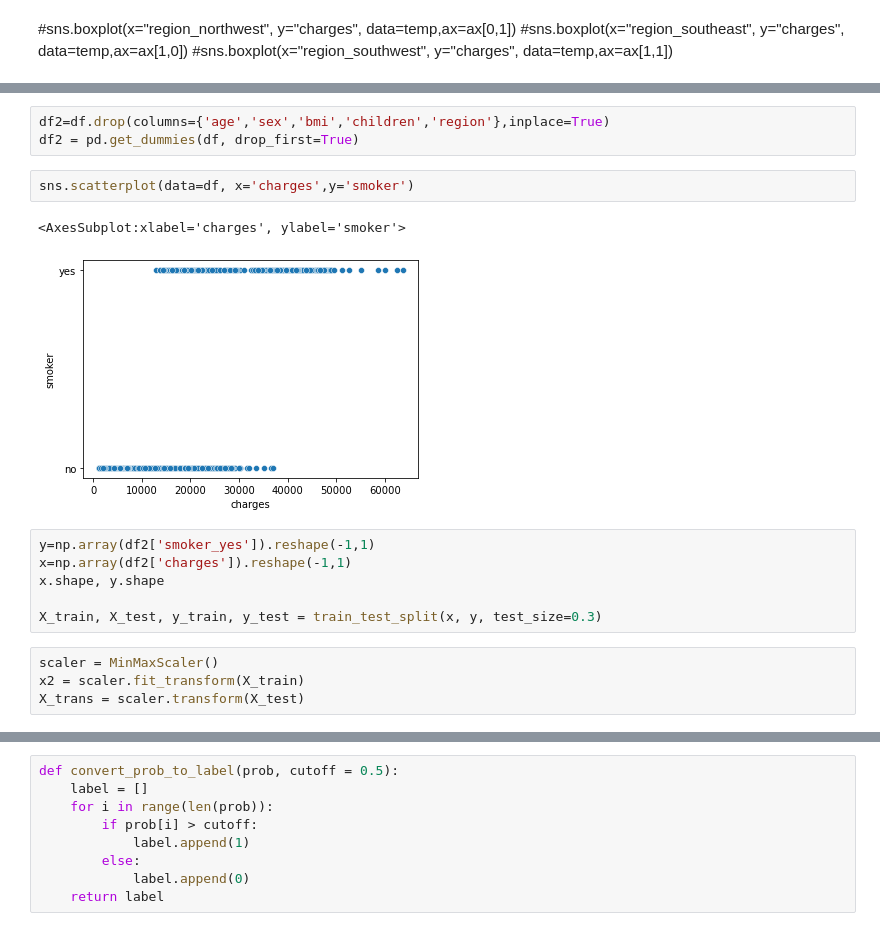
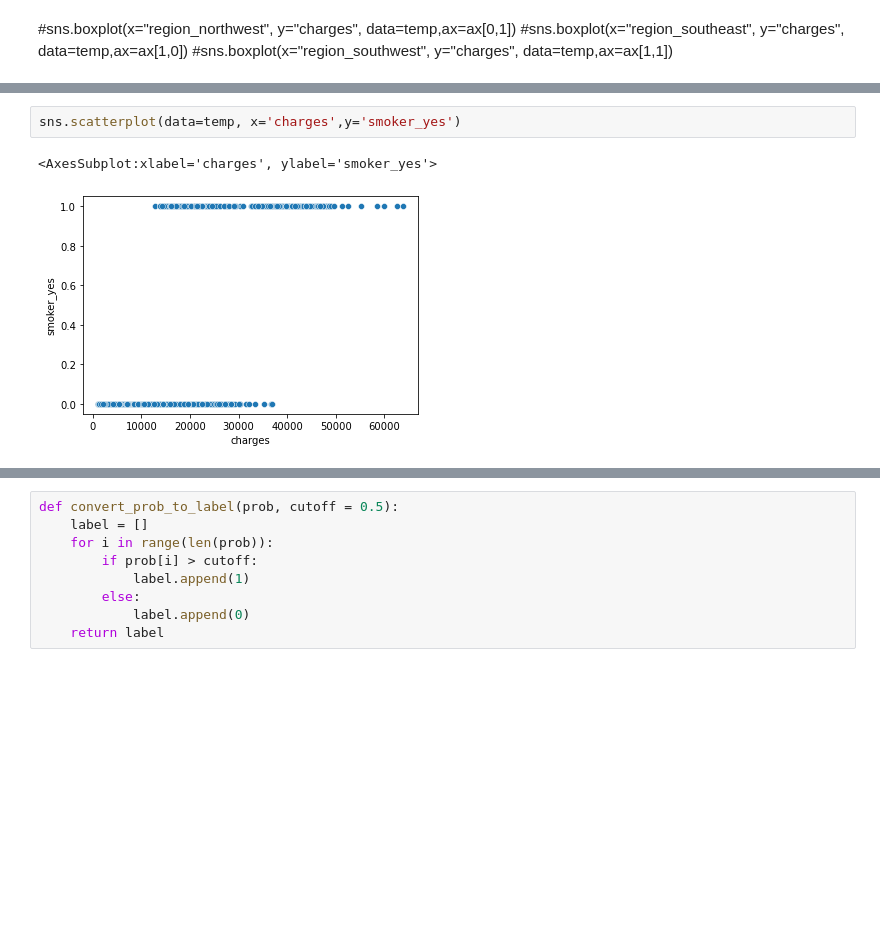
Before and after one commit to rodsunio/DATA3450-Project, a Jupyter notebook: start.ipynb, the cells around one changed output, grey strips where cells are left out. Cells and saved outputs as stored; diff of their text form; blank space fills up the shorter version.

```diff
--- a/start.ipynb
+++ b/start.ipynb
@@ -87,18 +96,5 @@ corr.style.background_gradient().set_precision(2)
-# %%
-df2=df.drop(columns={'age','sex','bmi','children','region'},inplace=True)
-df2 = pd.get_dummies(df, drop_first=True)
 # %%
-sns.scatterplot(data=df, x='charges',y='smoker')
+sns.scatterplot(data=temp, x='charges',y='smoker_yes')
 # %% [output]
-<AxesSubplot:xlabel='charges', ylabel='smoker'>
+<AxesSubplot:xlabel='charges', ylabel='smoker_yes'>
-[figure, old version]
+[figure, new version]
-# %%
-y=np.array(df2['smoker_yes']).reshape(-1,1)
-x=np.array(df2['charges']).reshape(-1,1)
-x.shape, y.shape
-
-X_train, X_test, y_train, y_test = train_test_split(x, y, test_size=0.3)
-# %%
-scaler = MinMaxScaler()
-x2 = scaler.fit_transform(X_train)
-X_trans = scaler.transform(X_test)
```
Also changed, not shown: parts of 11 cells of this notebook.
